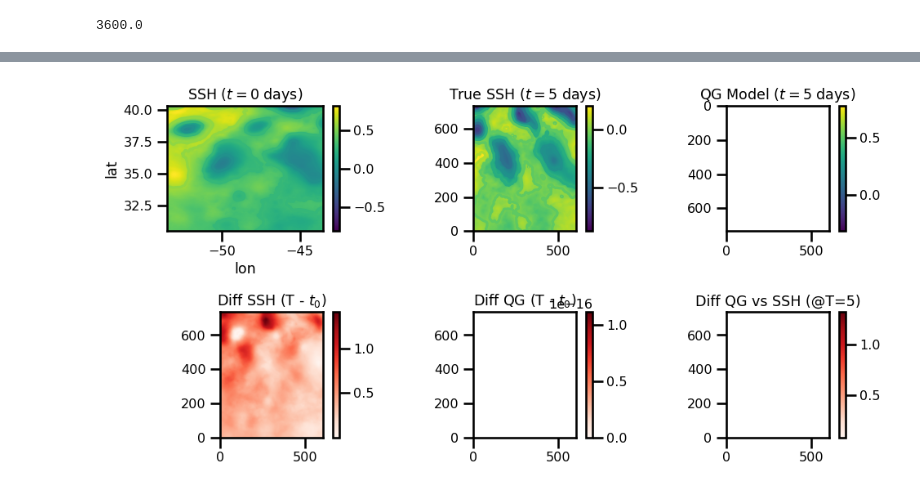
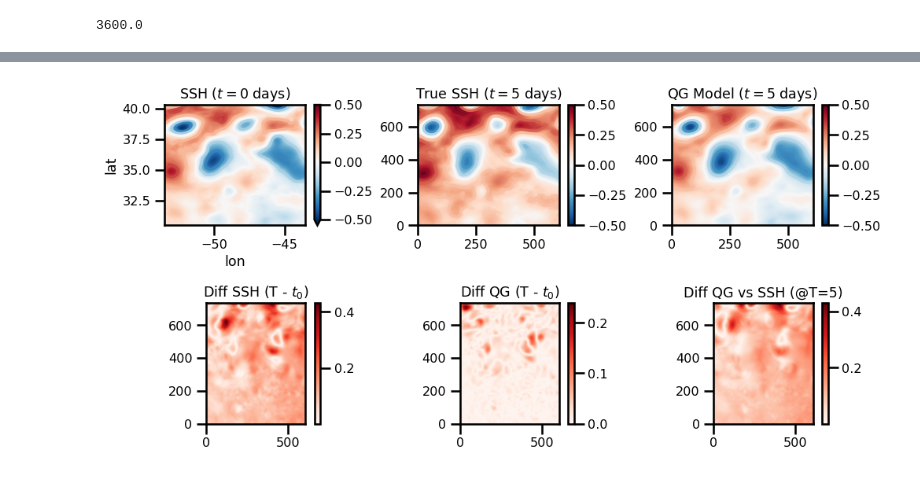
Before and after one commit to jejjohnson/jaxsw, a Jupyter notebook: notebooks/dev/eman/12_steps_2_NS/Example/SWOT-AdAC.ipynb, the cells around one changed output, grey strips where cells are left out. Saved outputs shown, nothing was run; the diff lists cells and outputs as text; code cells hidden in the pictures.

```diff
--- a/notebooks/dev/eman/12_steps_2_NS/Example/SWOT-AdAC.ipynb
+++ b/notebooks/dev/eman/12_steps_2_NS/Example/SWOT-AdAC.ipynb
@@ -100,7 +69,7 @@ from validate_catalog import all_params
 params_dict, cat = all_params()
 
 ds = cat.eNATL60(region='2',datatype='surface_hourly', season='fma'
-                ).to_dask().isel(time_counter=np.arange(0,2136,120))  # every 5 days
+                ).to_dask().coarsen({'time_counter':24}).mean(skipna=True)
 ds
 # %% [output]
 <xarray.Dataset>
@@ -863,7 +810,8 @@ saveat = dfx.SaveAt(ts=ts)
 # %%
 # SPATIAL DISCRETIZATION
 # initialize state
-solver = dfx.Euler()
+# solver = dfx.Euler()
+solver = dfx.Tsit5()
 # max_steps = 10
 # DYNAMICAL SYSTEM
 dyn_model = QG(t_domain=t_domain, saveat=saveat, solver=solver)
@@ -872,6 +820,5 @@ dyn_model = QG(t_domain=t_domain, saveat=saveat, solver=solver)
 
 state_init, params = State.init_state(ssh_intp.isel(time=0), c1=c1)
 
-state_sol = dyn_model.integrate(state_init, dt, params, max_steps=1e4)
-params
+state_sol = dyn_model.integrate(state_init, dt, params, max_steps=1_000)
 # %% [output]
@@ -913,39 +846,46 @@ ssh_t.min(), ssh_t.max()
 fig, axs = plt.subplots(ncols=3, nrows=2, figsize=(10, 5))
 fig.set_tight_layout(True)
 #
-ssh_intp.isel(time=0).plot.pcolormesh(ax=axs[0, 0], cmap="RdBu_r", vmin=-.5, vmax=.5)
-ssh_intp.isel(time=0).plot.contour(ax=axs[0, 0], cmap="RdBu_r", vmin=-.5, vmax=.5)
+ssh_intp.isel(time=0).plot.pcolormesh(ax=axs[0, 0], cmap="RdBu_r", vmin=-.5, vmax=.5,
+                                      rasterized=True)
+cs = ssh_intp.isel(time=0).plot.contour(ax=axs[0, 0], cmap="RdBu_r", vmin=-.5, vmax=.5)
+for c in cs.collections:
+    c.set_rasterized(True)
 
 axs[0, 0].set(title=f"SSH ($t=0$ days)")
-axs[0, 1].contour(ssh_intp.isel(time=num_days).values, cmap="RdBu_r", vmin=-.5, vmax=.5)
-pts = axs[0, 1].imshow(ssh_intp.isel(time=num_days).values, origin="lower",
+cs = axs[0, 1].contour(ssh_intp.isel(time=num_days).values, cmap="RdBu_r", vmin=-.5, vmax=.5)
+for c in cs.collections:
+    c.set_rasterized(True)
+pts = axs[0, 1].pcolormesh(ssh_intp.isel(time=num_days).values, rasterized=True,
                        cmap="RdBu_r", vmin=-.5, vmax=.5)
 fig.colorbar(pts, ax=axs[0,1])
 axs[0, 1].set(title=f"True SSH ($t={num_days}$ days)")
 
-axs[0, 2].contour(np.flipud(ssh_t.T), cmap="viridis")
-pts = axs[0, 2].imshow(np.flipud(ssh_t.T), cmap="viridis")
+cs = axs[0, 2].contour(ssh_t.T, cmap="RdBu_r", vmin=-.5, vmax=.5)
+for c in cs.collections:
+    c.set_rasterized(True)
+pts = axs[0, 2].pcolormesh(ssh_t.T, cmap="RdBu_r", vmin=-.5, vmax=.5, rasterized=True)
 axs[0, 2].set(title=f"QG Model ($t={num_days}$ days)")
 fig.colorbar(pts, ax=axs[0,2])
 
 
 pts = axs[1, 0].imshow(np.abs(ssh_intp.isel(time=0).values
                               - ssh_intp.isel(time=num_days).values
                              ), origin='lower', cmap="Reds")
 fig.colorbar(pts, ax=axs[1,0])
 axs[1, 0].set(title=f"Diff SSH (T - $t_0$)")
 
 pts = axs[1, 1].imshow(np.abs(ssh_intp.isel(time=0).values - ssh_t.T),
                        origin='lower', cmap="Reds")
 fig.colorbar(pts, ax=axs[1,1])
 axs[1, 1].set(title=f"Diff QG (T - $t_0$)")
 
 
 pts = axs[1, 2].imshow(np.abs(ssh_intp.isel(time=num_days).values - ssh_t.T),
                        origin='lower', cmap="Reds")
 fig.colorbar(pts, ax=axs[1,2])
 axs[1, 2].set(title=f"Diff QG vs SSH (@T={num_days})")
 
 plt.show()
 # %% [output]
-[figure, old version]
+[figure, new version]
```
Also changed, not shown: parts of 19 cells of this notebook.
